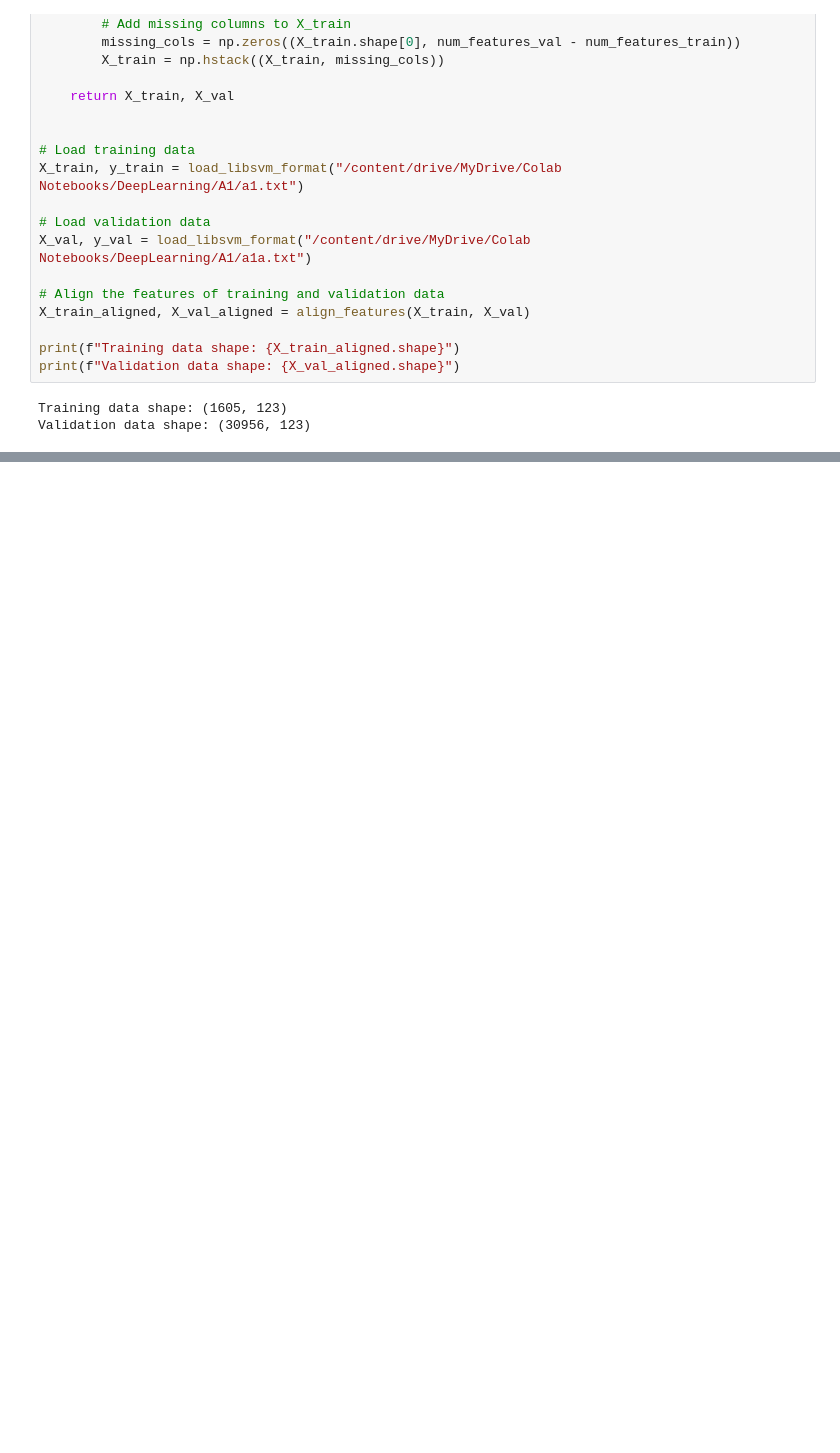
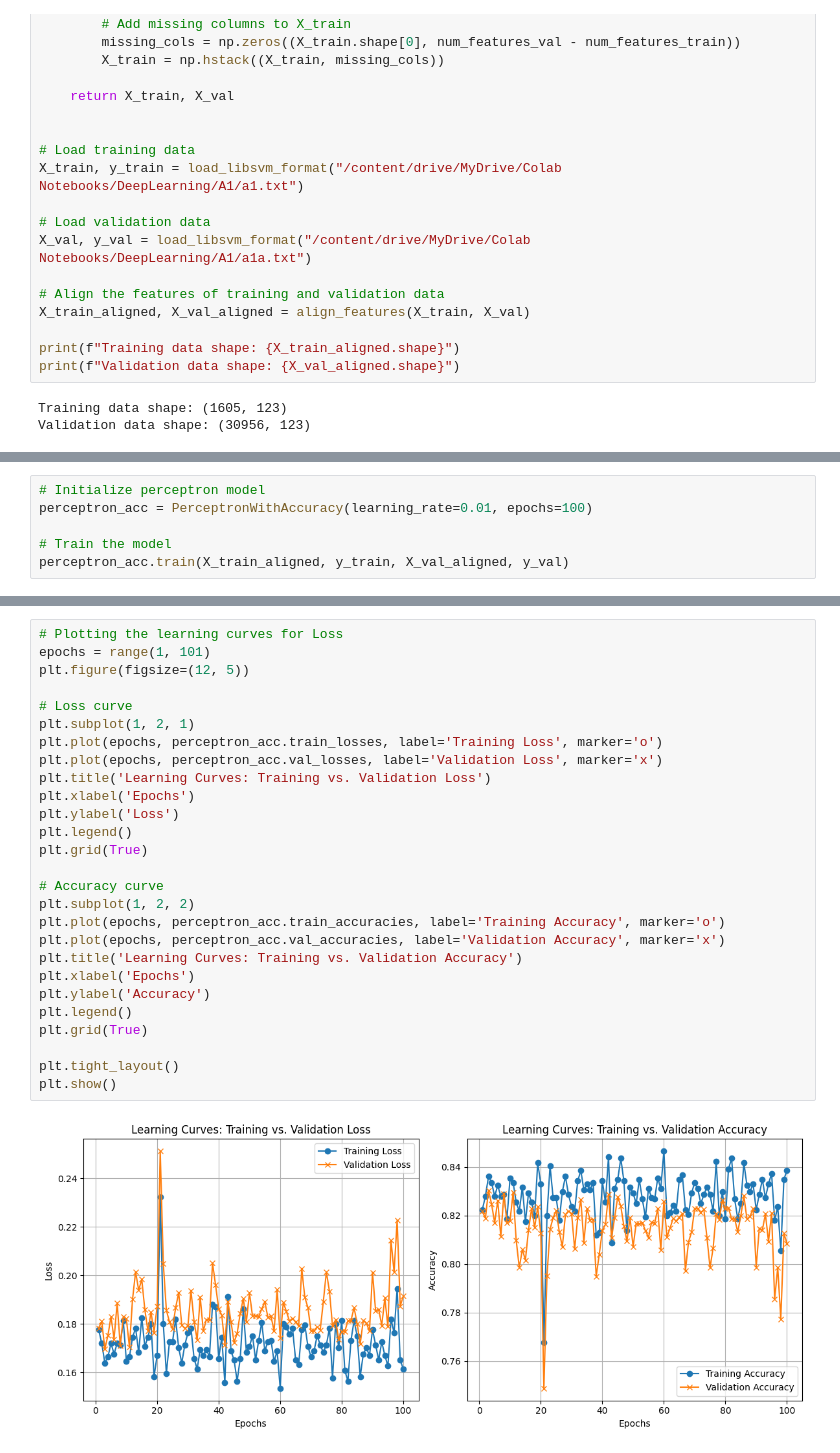
Before and after one commit to AndyDengFKu/DPA1, a Jupyter notebook: DPL_A1.ipynb, the cells around one changed output, grey strips where cells are left out. Saved outputs shown, nothing was run; the diff lists cells and outputs as text; blank space fills up the shorter version.

```diff
--- a/DPL_A1.ipynb
+++ b/DPL_A1.ipynb
@@ -115,0 +158,6 @@ accuracy
+# %%
+# Initialize perceptron model
+perceptron_acc = PerceptronWithAccuracy(learning_rate=0.01, epochs=100)
+
+# Train the model
+perceptron_acc.train(X_train_aligned, y_train, X_val_aligned, y_val)
@@ -116 +184,30 @@ accuracy
+# %%
+# Plotting the learning curves for Loss
+epochs = range(1, 101)
+plt.figure(figsize=(12, 5))
+
+# Loss curve
+plt.subplot(1, 2, 1)
+plt.plot(epochs, perceptron_acc.train_losses, label='Training Loss', marker='o')
+plt.plot(epochs, perceptron_acc.val_losses, label='Validation Loss', marker='x')
+plt.title('Learning Curves: Training vs. Validation Loss')
+plt.xlabel('Epochs')
+plt.ylabel('Loss')
+plt.legend()
+plt.grid(True)
+
+# Accuracy curve
+plt.subplot(1, 2, 2)
+plt.plot(epochs, perceptron_acc.train_accuracies, label='Training Accuracy', marker='o')
+plt.plot(epochs, perceptron_acc.val_accuracies, label='Validation Accuracy', marker='x')
+plt.title('Learning Curves: Training vs. Validation Accuracy')
+plt.xlabel('Epochs')
+plt.ylabel('Accuracy')
+plt.legend()
+plt.grid(True)
+
+plt.tight_layout()
+plt.show()
+# %% [output]
+[figure, added]
 # %%
```
Also changed, not shown: parts of 27 cells of this notebook.
